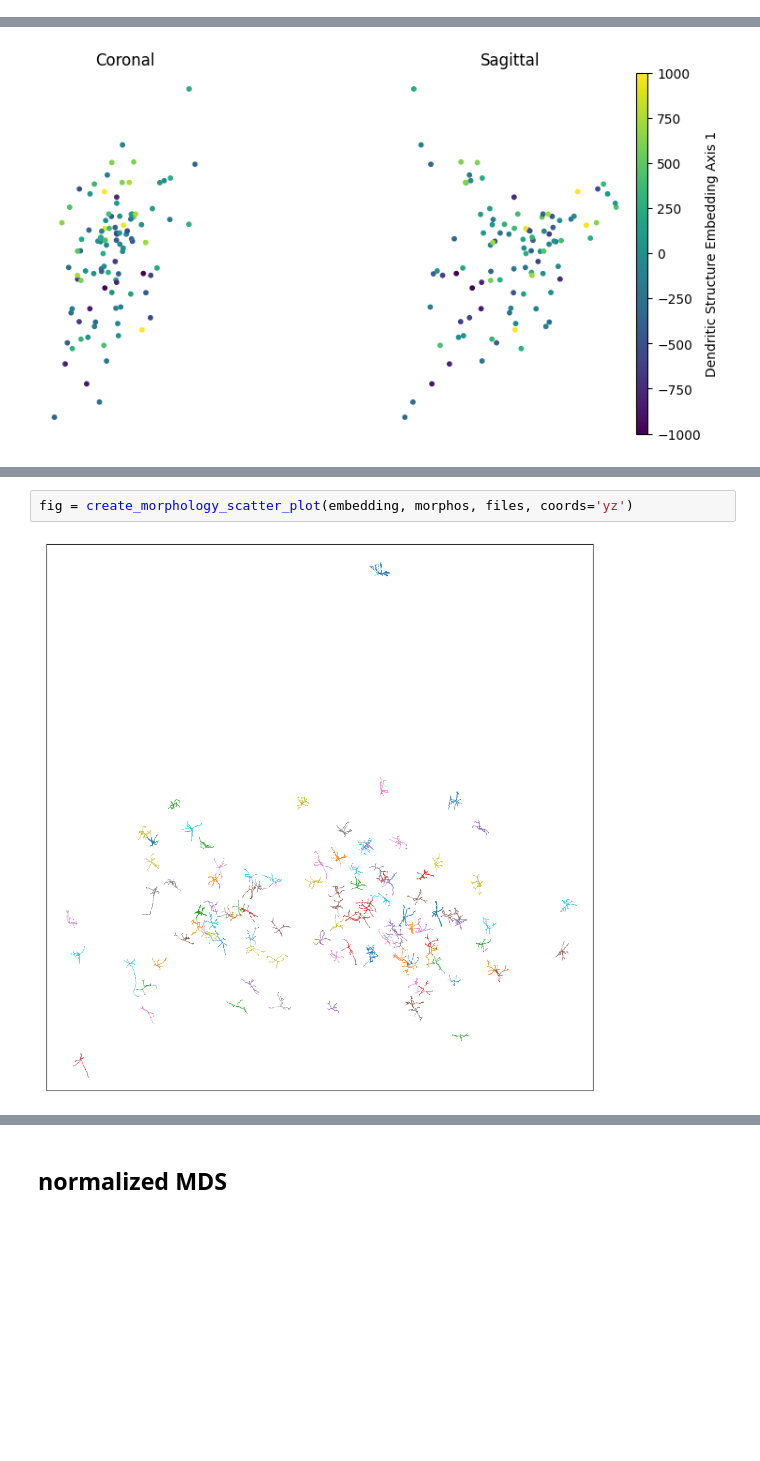
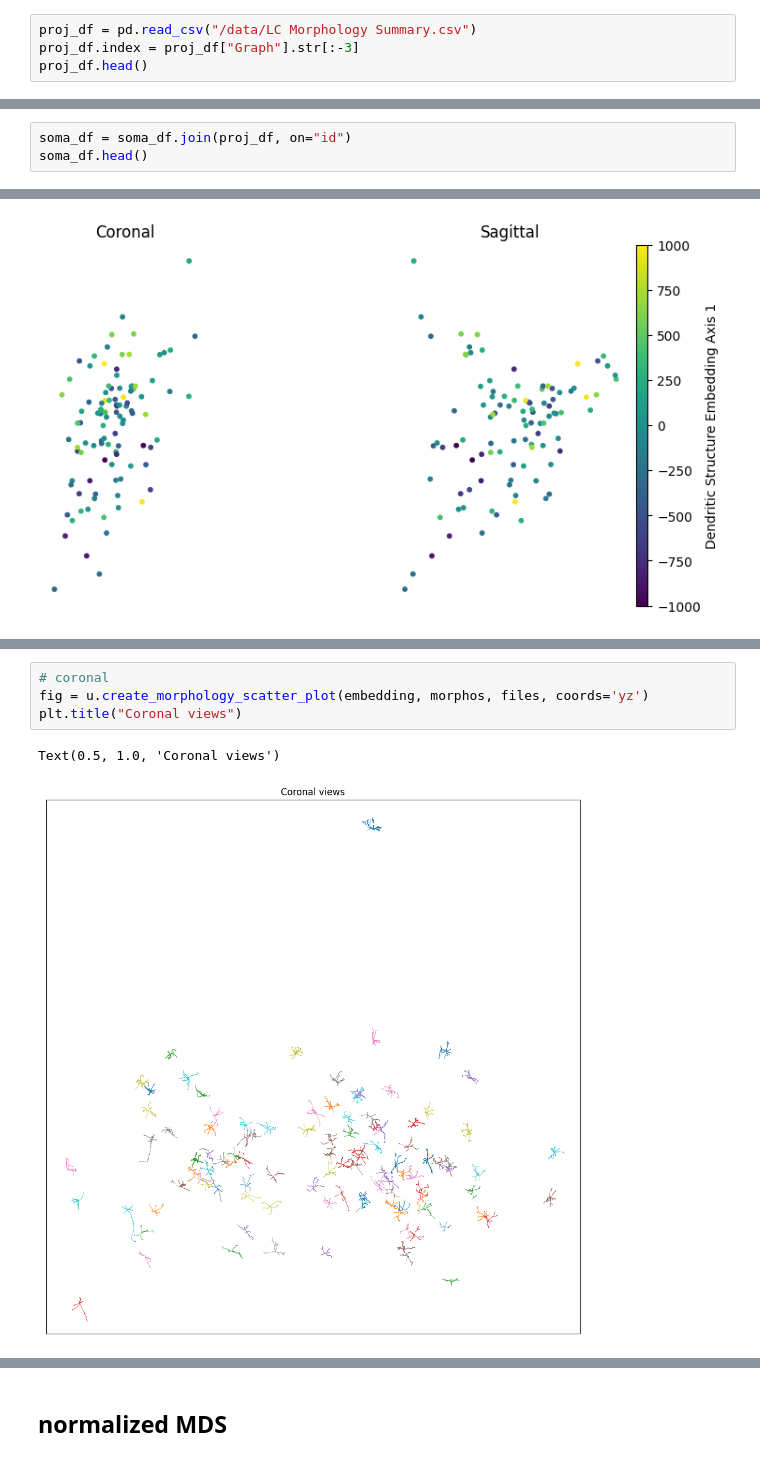
Before and after one commit to AllenNeuralDynamics/LC-somatodendritic-morphology, a Jupyter notebook: code/run_all.ipynb, the cells around one changed output, grey strips where cells are left out. Saved outputs shown, nothing was run; the diff lists cells and outputs as text; blank space fills up the shorter version.

```diff
--- a/code/run_all.ipynb
+++ b/code/run_all.ipynb
@@ -118,0 +127,4 @@ plt.axis('equal')
+# %%
+proj_df = pd.read_csv("/data/LC Morphology Summary.csv")
+proj_df.index = proj_df["Graph"].str[:-3]
+proj_df.head()
@@ -118,0 +139,3 @@ plt.axis('equal')
+# %%
+soma_df = soma_df.join(proj_df, on="id")
+soma_df.head()
@@ -308,4 +348,7 @@ fig = u.create_morphology_scatter_plot(embedding, morphos, files, coords='xy')
 # %%
-fig = create_morphology_scatter_plot(embedding, morphos, files, coords='yz')
+# coronal
+fig = u.create_morphology_scatter_plot(embedding, morphos, files, coords='yz')
+plt.title("Coronal views")
 # %% [output]
+Text(0.5, 1.0, 'Coronal views')
-[figure, old version]
+[figure, new version]
```
Also changed, not shown: parts of 60 cells of this notebook.
